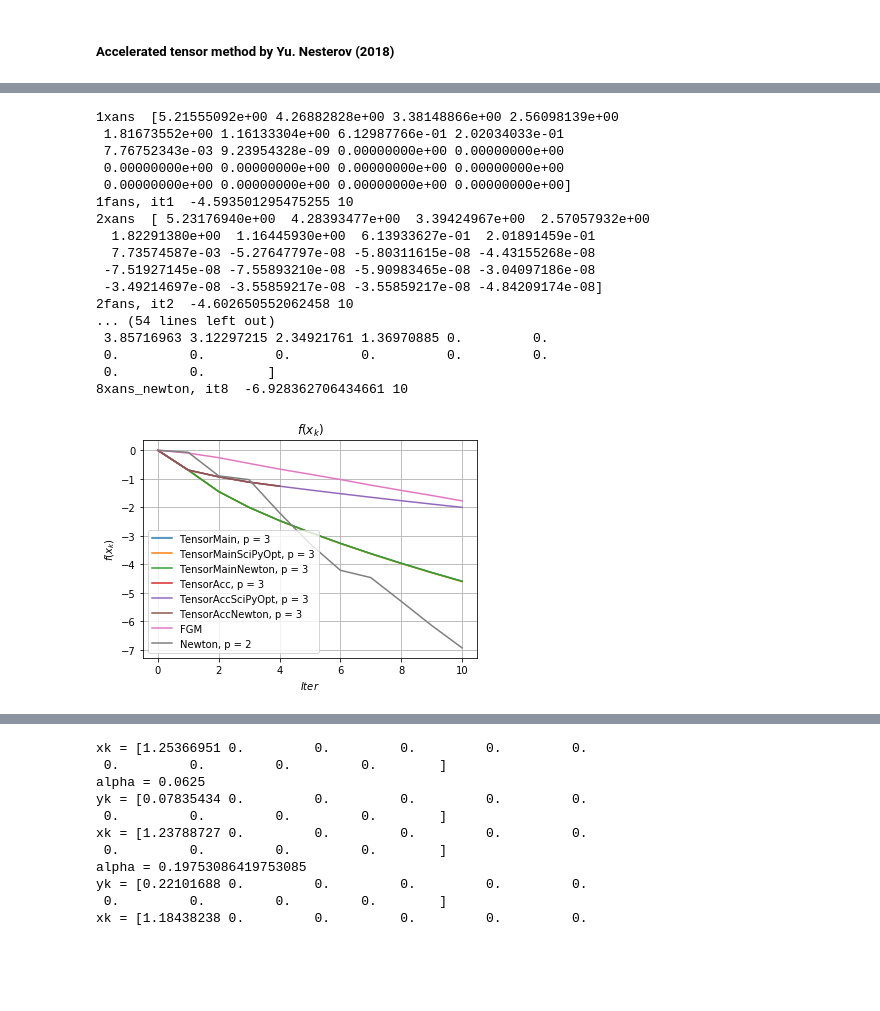
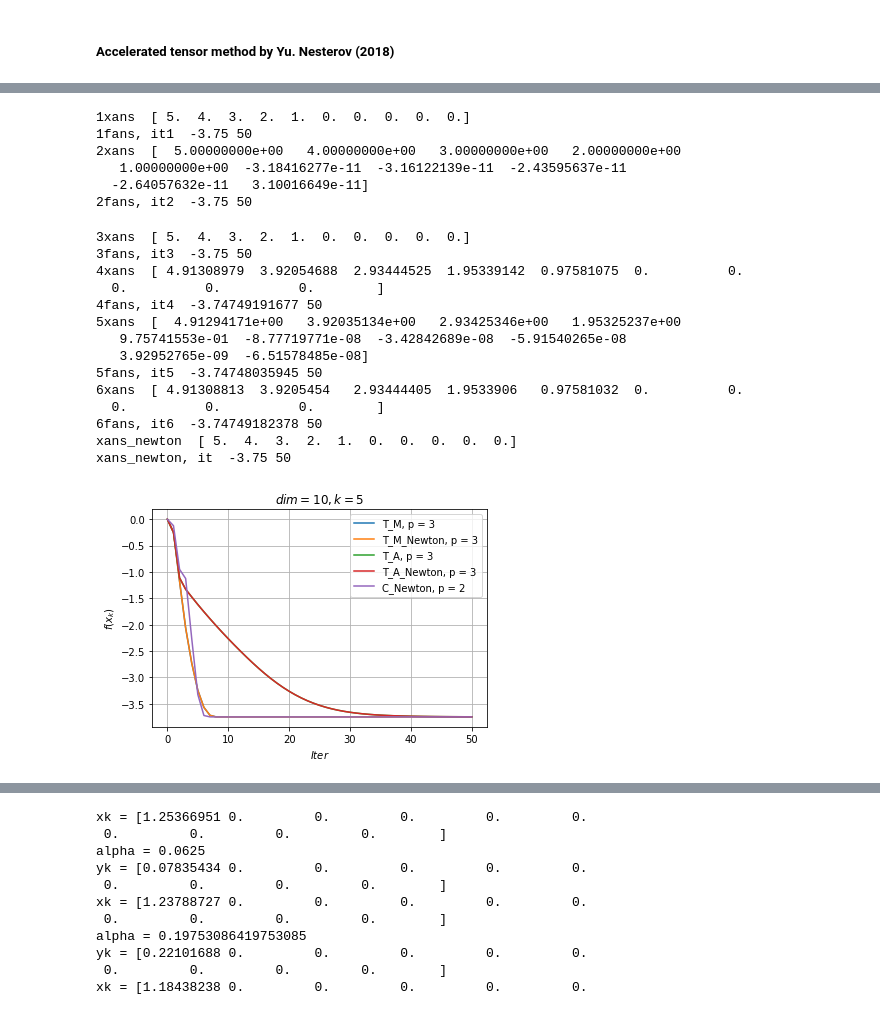
Before and after one commit to Intelligent-Systems-Phystech/2018-Project-21, a Jupyter notebook: code/Tensor3Methods-1.ipynb, the cells around one changed output, grey strips where cells are left out. Drawn from its saved outputs; the diff is of its cells as text; code cells hidden in the pictures; blank space fills up the shorter version.

```diff
--- a/code/Tensor3Methods-1.ipynb
+++ b/code/Tensor3Methods-1.ipynb
@@ -153,7 +185,7 @@ def T3M(x, aux_prob_method, grad_f_cur, hess_f_cur, tensor3_f_cur, TensorMaxIter
             allargs = (c, A, B, gamma)
 
             res = optimize.minimize_scalar(aux_problem_onedim_func, args = allargs, method = 'bounded', bounds=(t0, xb),
-                                                            tol = eps, options={'maxiter': AuxMaxIter, 'disp': False})
+                                                            options={'maxiter': AuxMaxIter, 'disp': False})
             #res = minimize_scalar(aux_problem_onedim_func, args = allargs), bounds=(t0, xb), tol = eps)
 
             tau_opt = res.x
@@ -367,4 +401,12 @@ def Newton_cubic_solver_iter(x0, NumIter, NumIterStep, f, grad_f, hessian_f, L0,
 # %%
+size = 10
+N = size
+m = N // 2
+NumIter = 50
+TensorNumIter = 40
+eps = 1e-7
+tau = 1 + eps
+
 x0 = np.zeros(size)
 AuxMaxIter = 100
 L0 = eps
@@ -409,54 +451,57 @@ xans6, fans6, farr6, fgradarr6 = TensorAcc3_iter(NumIter, TensorNumIter, AuxMaxI
 print('6xans ', xans6)
 print('6fans, it6 ', fans6, NumIter)
 
-xans_fgm, farr_fgm, it_fgm, fgradarr_fgm = FGM_iter(NumIter, x0, f, grad_f, L1, *args)
-print('7xans_fgm ', xans_fgm)
-print('7fans_fgm, it7 ', farr_fgm[NumIter], NumIter)
+#xans_fgm, farr_fgm, it_fgm, fgradarr_fgm = FGM_iter(NumIter, x0, f, grad_f, L1, *args)
+#print('xans_fgm ', xans_fgm)
+#print('fans_fgm, it ', farr_fgm[NumIter], NumIter)
 
 NumIterStep = TensorNumIter
 xans_newton_cubic_iter, farr_newton_cubic_iter, fgradarr_newton_cubic_iter = Newton_cubic_solver_iter(x0, NumIter,
                         AuxMaxIter, f, grad_f, hess_f, L0, eps, *args)
-print('8xans_newton ', xans_newton_cubic_iter)
-print('8xans_newton, it8 ', farr_newton_cubic_iter[NumIter], NumIter)
+print('xans_newton ', xans_newton_cubic_iter)
+print('xans_newton, it ', farr_newton_cubic_iter[NumIter], NumIter)
 # %% [output]
-1xans  [5.21555092e+00 4.26882828e+00 3.38148866e+00 2.56098139e+00
- 1.81673552e+00 1.16133304e+00 6.12987766e-01 2.02034033e-01
- 7.76752343e-03 9.23954328e-09 0.00000000e+00 0.00000000e+00
- 0.00000000e+00 0.00000000e+00 0.00000000e+00 0.00000000e+00
- 0.00000000e+00 0.00000000e+00 0.00000000e+00 0.00000000e+00]
-1fans, it1  -4.593501295475255 10
-2xans  [ 5.23176940e+00  4.28393477e+00  3.39424967e+00  2.57057932e+00
-  1.82291380e+00  1.16445930e+00  6.13933627e-01  2.01891459e-01
-  7.73574587e-03 -5.27647797e-08 -5.80311615e-08 -4.43155268e-08
- -7.51927145e-08 -7.55893210e-08 -5.90983465e-08 -3.04097186e-08
- -3.49214697e-08 -3.55859217e-08 -3.55859217e-08 -4.84209174e-08]
-2fans, it2  -4.602650552062458 10
-... (54 lines left out)
- 3.85716963 3.12297215 2.34921761 1.36970885 0.         0.
- 0.         0.         0.         0.         0.         0.
- 0.         0.        ]
-8xans_newton, it8  -6.928362706434661 10
+1xans  [ 5.  4.  3.  2.  1.  0.  0.  0.  0.  0.]
+1fans, it1  -3.75 50
+2xans  [  5.00000000e+00   4.00000000e+00   3.00000000e+00   2.00000000e+00
+   1.00000000e+00  -3.18416277e-11  -3.16122139e-11  -2.43595637e-11
+  -2.64057632e-11   3.10016649e-11]
+2fans, it2  -3.75 50
+3xans  [ 5.  4.  3.  2.  1.  0.  0.  0.  0.  0.]
+3fans, it3  -3.75 50
+4xans  [ 4.91308979  3.92054688  2.93444525  1.95339142  0.97581075  0.          0.
+  0.          0.          0.        ]
+4fans, it4  -3.74749191677 50
+5xans  [  4.91294171e+00   3.92035134e+00   2.93425346e+00   1.95325237e+00
+   9.75741553e-01  -8.77719771e-08  -3.42842689e-08  -5.91540265e-08
+   3.92952765e-09  -6.51578485e-08]
+5fans, it5  -3.74748035945 50
+6xans  [ 4.91308813  3.9205454   2.93444405  1.9533906   0.97581032  0.          0.
+  0.          0.          0.        ]
+6fans, it6  -3.74749182378 50
+xans_newton  [ 5.  4.  3.  2.  1.  0.  0.  0.  0.  0.]
+xans_newton, it  -3.75 50
 # %%
 fig = plt.figure()
 plt.xlabel(r'$Iter$')
 plt.ylabel(r'$f(x_k)$')
-plt.title(r'$f(x_k)$')
+plt.title(r'$dim = {0}, k = {1}$'.format(N, m))
 
-plt.plot([i for i in range(NumIter + 1)], farr1, label = 'TensorMain, p = 3')
-plt.plot([i for i in range(NumIter + 1)], farr2, label = 'TensorMainSciPyOpt, p = 3')
-plt.plot([i for i in range(NumIter + 1)], farr3, label = 'TensorMainNewton, p = 3')
-plt.plot([i for i in range(NumIter + 1)], farr4, label = 'TensorAcc, p = 3')
-plt.plot([i for i in range(NumIter + 1)], farr5, label = 'TensorAccSciPyOpt, p = 3')
-plt.plot([i for i in range(NumIter + 1)], farr6, label = 'TensorAccNewton, p = 3')
-plt.plot([i for i in range(NumIter + 1)], farr_fgm, label = 'FGM')
-plt.plot([i for i in range(NumIter + 1)], farr_newton_cubic_iter, label = 'Newton, p = 2')
+plt.plot([i for i in range(NumIter + 1)], farr1, label = 'T_M, p = 3')
+#plt.plot([i for i in range(NumIter + 1)], farr2, label = 'T_M_Scipy, p = 3')
+plt.plot([i for i in range(NumIter + 1)], farr3, label = 'T_M_Newton, p = 3')
+plt.plot([i for i in range(NumIter + 1)], farr4, label = 'T_A, p = 3')
+#plt.plot([i for i in range(NumIter + 1)], farr5, label = 'T_A_Scipy, p = 3')
+plt.plot([i for i in range(NumIter + 1)], farr6, label = 'T_A_Newton, p = 3')
+#plt.plot([i for i in range(NumIter + 1)], farr_fgm, label = 'FGM')
+plt.plot([i for i in range(NumIter + 1)], farr_newton_cubic_iter, label = 'C_Newton, p = 2')
 
 plt.legend()
 plt.grid(True)
-fig.savefig('Tensor3_f_iter.pdf')
+#fig.savefig('Tensor3_f_iter.pdf')
 plt.show()
 # %% [output]
-[figure, old version]
+[figure, new version]
 # %%
 fig = plt.figure()
 plt.xlabel(r'$Iter$')
```
Also changed, not shown: parts of 11 cells of this notebook.
